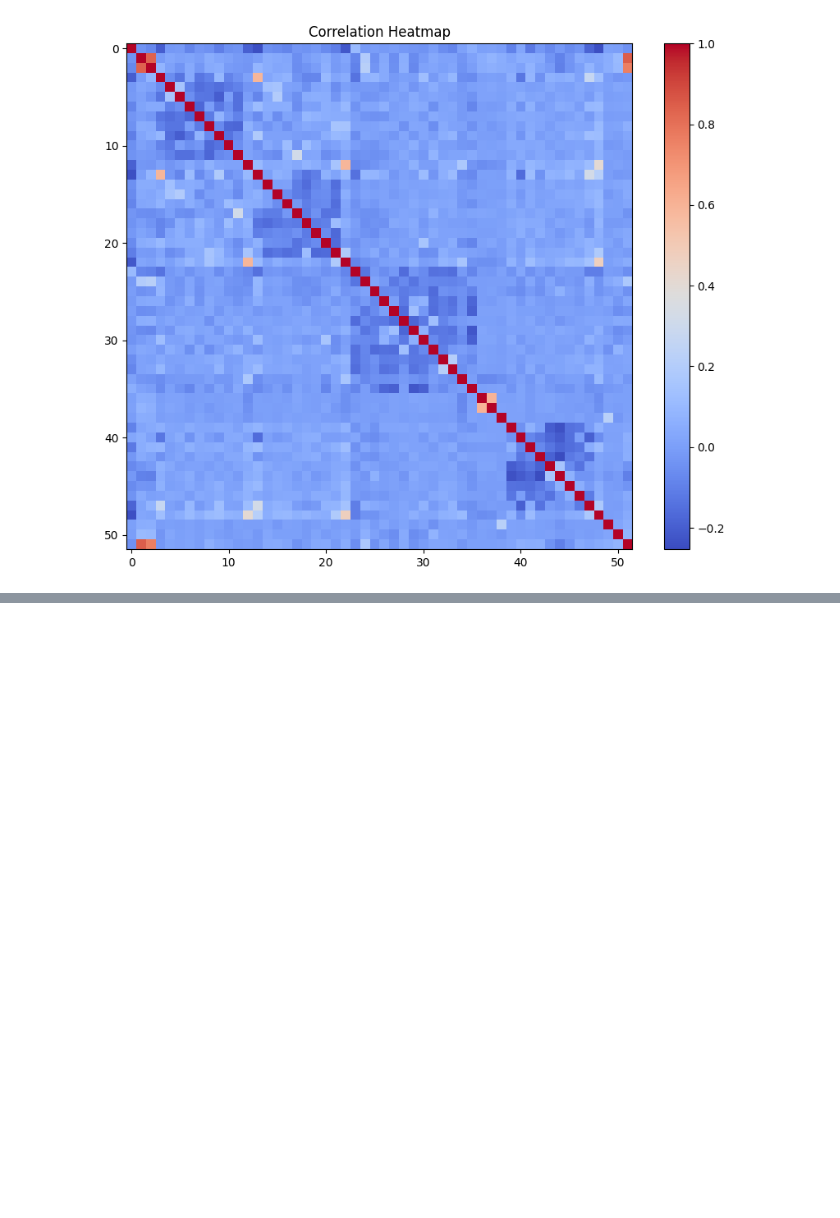
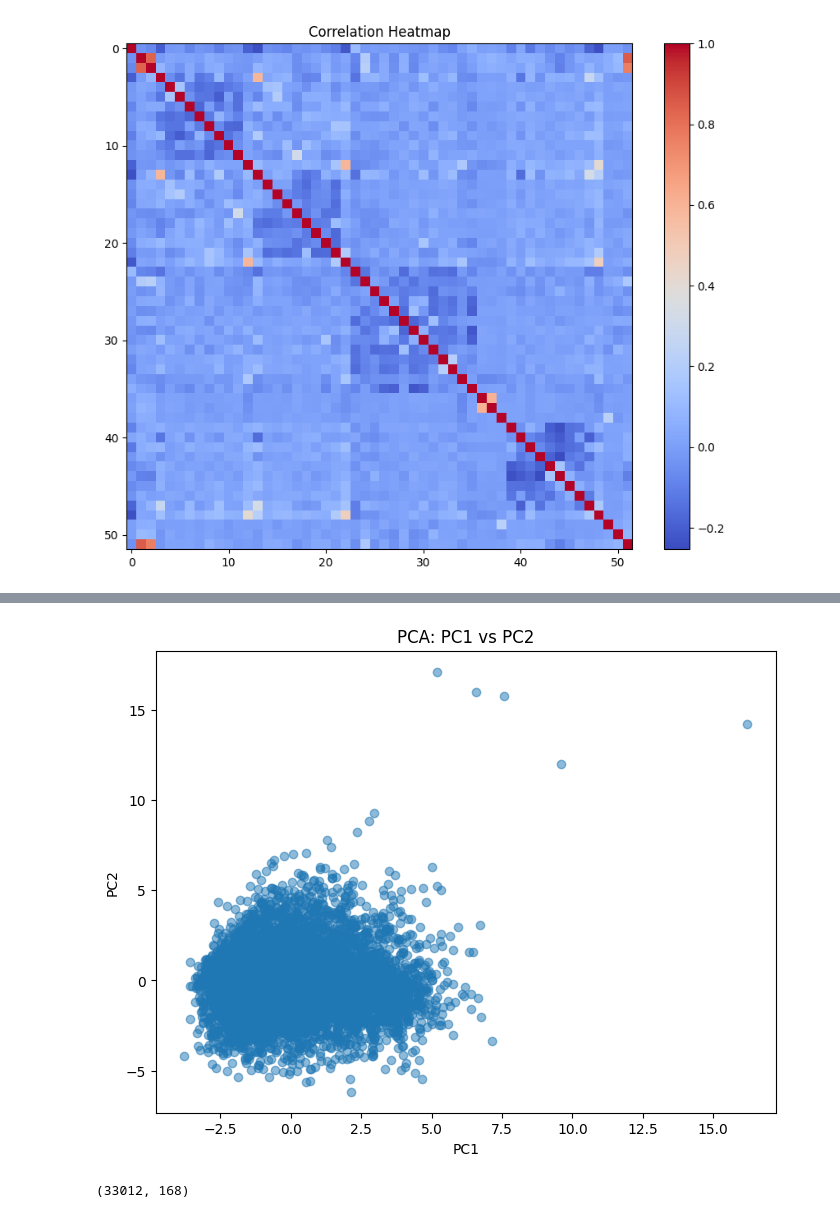
Before and after one commit to KHANDAKAER/SurveyResults2025, a Jupyter notebook: Survey_Results_Exploratory_Data_Analysis.ipynb, the cells around one changed output, grey strips where cells are left out. Drawn from its saved outputs; the diff is of its cells as text; code cells hidden in the pictures; blank space fills up the shorter version.

```diff
--- a/Survey_Results_Exploratory_Data_Analysis.ipynb
+++ b/Survey_Results_Exploratory_Data_Analysis.ipynb
@@ -145,0 +240,12 @@ plt.show()
+# %%
+#Visualize the first two principal components
+
+plt.figure(figsize=(8,6))
+plt.scatter(pca_components[:, 0], pca_components[:, 1], alpha=0.5)
+
+plt.xlabel('PC1')
+plt.ylabel('PC2')
+plt.title('PCA: PC1 vs PC2')
+plt.show()
+# %% [output]
+[figure, added]
@@ -145,0 +278,8 @@ plt.show()
+# %%
+#just drop the rows with NA
+
+df = df.dropna(subset=['EdLevel', 'Employment'])
+model_df = df.dropna(subset=['Age_numeric', 'YearsCode_numeric', 'AI_binary'])
+model_df.shape
+# %% [output]
+(33012, 168)
```
Also changed, not shown: parts of 27 cells of this notebook.
